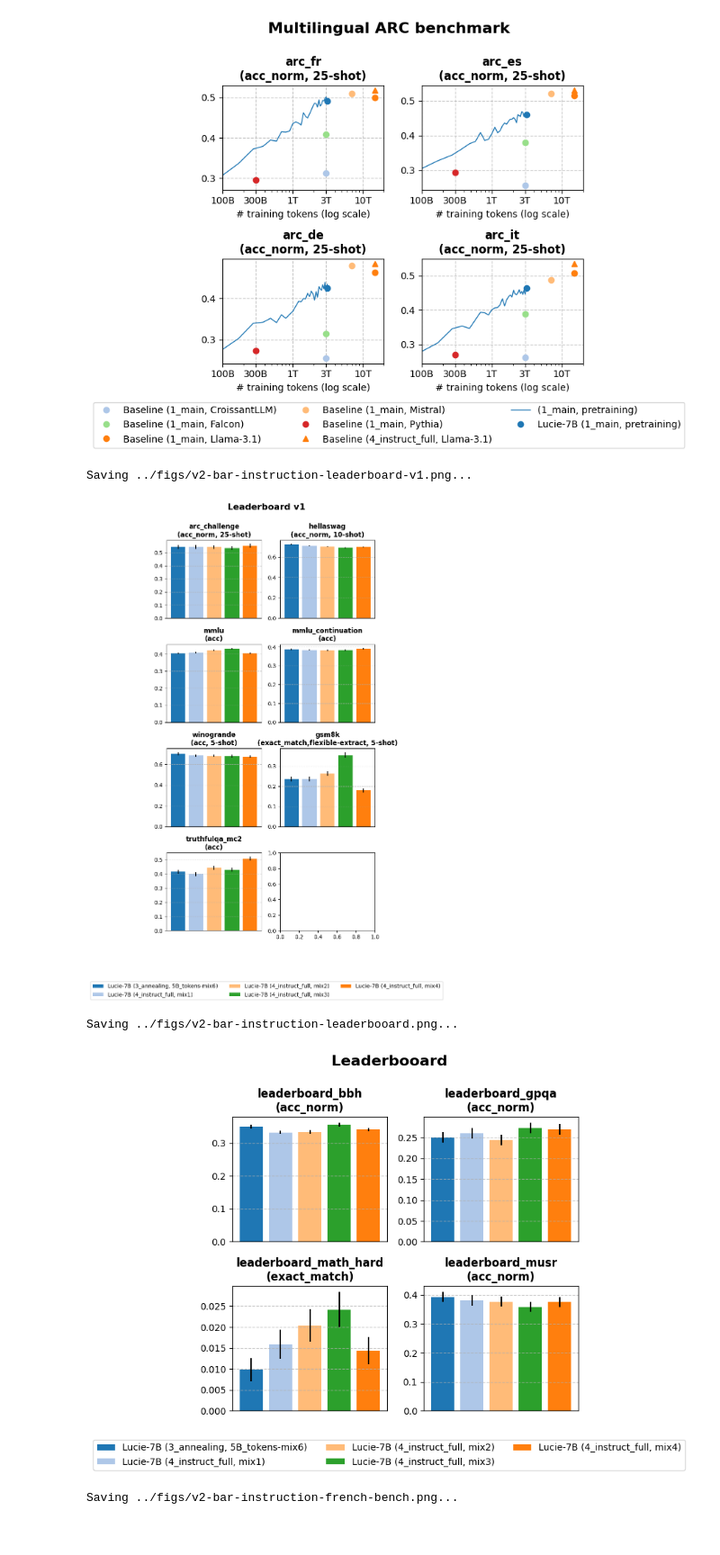
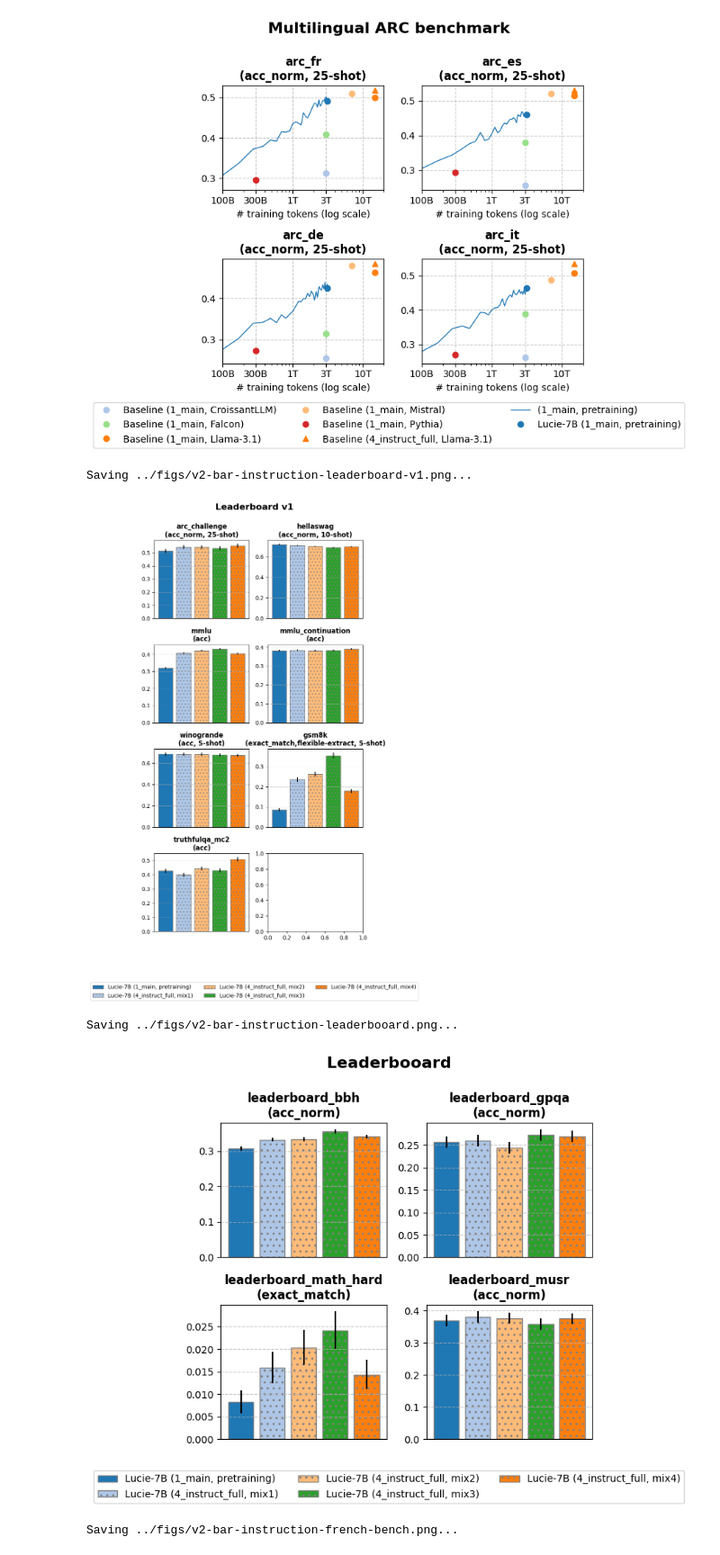
Before and after one commit to OpenLLM-France/Lucie-Training, a Jupyter notebook: chronicles/pretrain/scripts/plot_evaluation.ipynb, the cells around one changed output. Shown at 90% size. Drawn from its saved outputs; the diff is of its cells as text; code cells hidden in the pictures.

Commit message:
hash to bar plot

```diff
--- a/chronicles/pretrain/scripts/plot_evaluation.ipynb
+++ b/chronicles/pretrain/scripts/plot_evaluation.ipynb
@@ -133,6 +133,14 @@ def plot_results(lucie_results, title, benchmark_names, filename, restrict_to=No
         '4_instruct_full': '^',
         '4_instruct_full_deprecated': 'D',
         '4_instruct_lora': 'v'
+        }
+    pattern_types = {
+        '1_main': None,
+        '2_extension': '//',
+        '3_annealing': '--',
+        '4_instruct_full': '..',
+        '4_instruct_full_deprecated': '**',
+        '4_instruct_lora': '\\\\'
         }
 
     # Ensure at least 50 different colors
@@ -175,14 +183,17 @@ def plot_results(lucie_results, title, benchmark_names, filename, restrict_to=No
 
             if phase not in marker_types:
                 raise ValueError(f"Unknown phase: {phase}. Please define a marker for this phase.")
+            if phase not in pattern_types:
+                raise ValueError(f"Unknown phase: {phase}. Please define a marker for this phase.")
             marker = marker_types[phase]
+            pattern = pattern_types[phase]
             color = color_mapping.get(expe, 'black')  # Default color
 
             #### PLOT IS HERE ####
             if bar_plot:
                 if len(df) > 1:
                     df = df.iloc[-1]
-                plt.bar(f"({phase}, {expe})", df['score'],  yerr=df['stderr'], label=f"{model_name} ({phase}, {expe})", color=color)
+                plt.bar(f"{model_name} ({phase}, {expe})", df['score'],  yerr=df['stderr'], label=f"{model_name} ({phase}, {expe})", color=color, edgecolor='grey', hatch=pattern)
 
             else:
                 if len(df) > 1 and phase == "1_main":
@@ -212,7 +223,6 @@ def plot_results(lucie_results, title, benchmark_names, filename, restrict_to=No
         if bar_plot:
             plt.xticks([])
             plt.grid(True, axis='y', linestyle='--', alpha=0.7)  # You can adjust grid style (line type, transparency)
-
         else:
             plt.grid(True, linestyle='--', alpha=0.7)  # You can adjust grid style (line type, transparency)
             m, M = 100*1e9, 20*1e12
@@ -263,22 +273,22 @@ Saving ../figs/v2-learning-curve-evaluation-multilingual-arc-benchmark.png...
 [figure]
 # %%
 restrict_to = [
-    # ('1_main', '_'),
-    # ('2_extension', 'rope20M'),
-    ('Lucie-7B', '3_annealing', '5B_tokens-mix6'),
+    ('Lucie-7B', '1_main', None),
+    # ('Baseline', None, None),
     ('Lucie-7B', '4_instruct_full', None),
+
 ]
 
 for title, dataset_names in BENCHMARKS.items():
 
     filename = None
     if OUTPUT_FOLDER:
         filename = os.path.join(OUTPUT_FOLDER, slugify.slugify(f"v2_bar_instruction_{title}") + ".png")
 
-    plot_results(lucie_results, title, dataset_names, filename, restrict_to, bar_plot=True, xlogscale=False)
+    plot_results(results, title, dataset_names, filename, restrict_to, bar_plot=True, xlogscale=False)
 # %% [output]
 Saving ../figs/v2-bar-instruction-leaderboard-v1.png...
-[figure, old version]
+[figure, new version]
 Saving ../figs/v2-bar-instruction-leaderbooard.png...
-[figure, old version]
+[figure, new version]
 Saving ../figs/v2-bar-instruction-french-bench.png...
```
Also changed, not shown: parts of 1 cell of this notebook.
